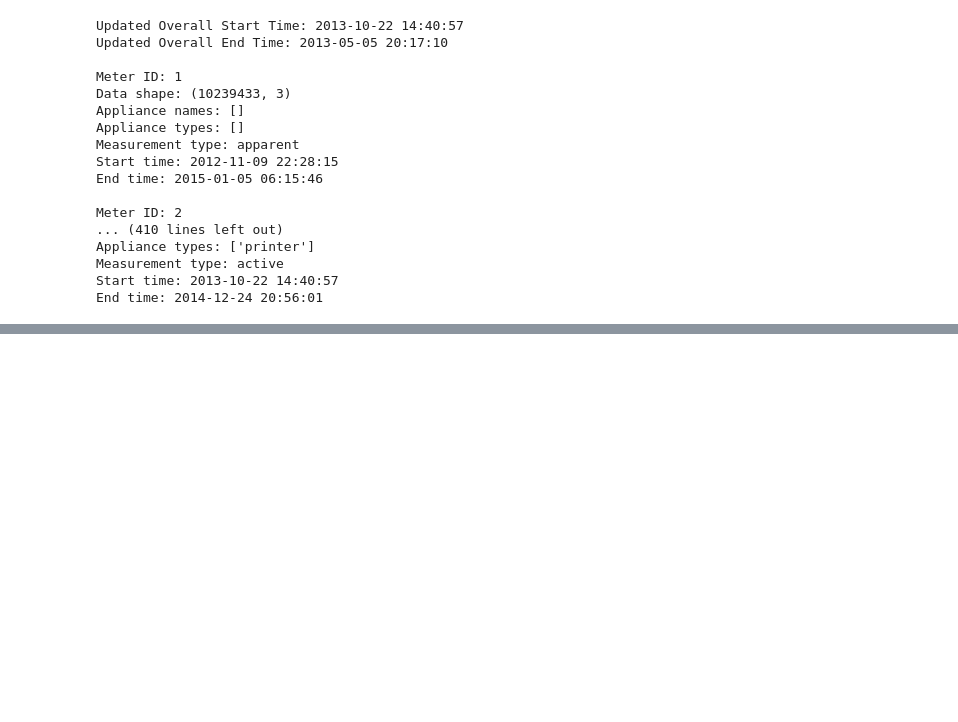
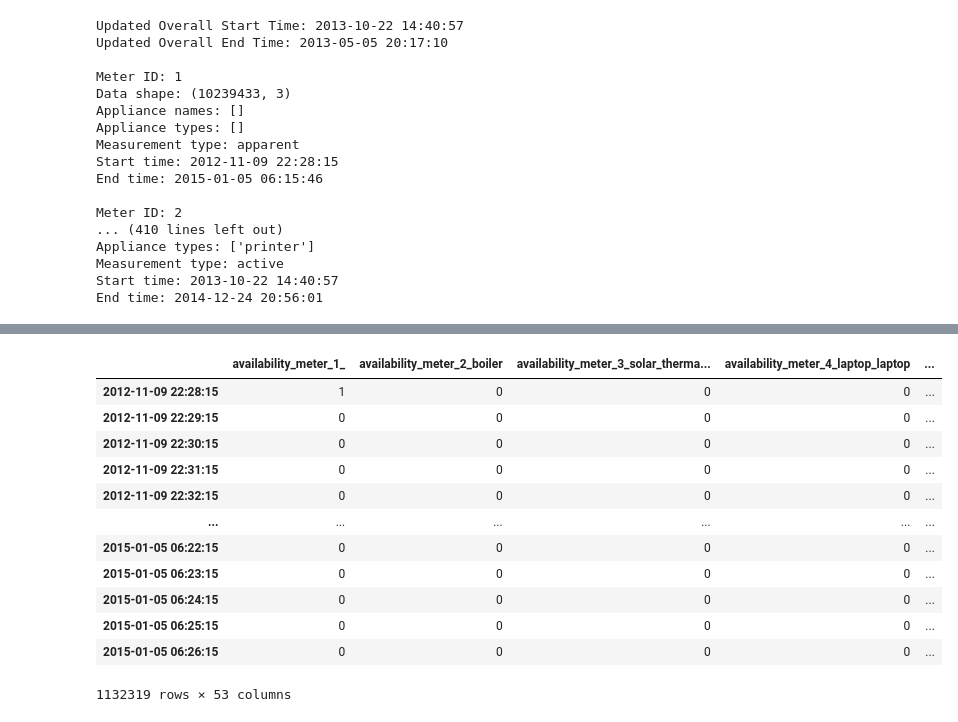
Before and after one commit to hbnobaid/sysOpt, a Jupyter notebook: data_exploration.ipynb, the cells around one changed output, grey strips where cells are left out. Saved outputs shown, nothing was run; the diff lists cells and outputs as text; code cells hidden in the pictures; blank space fills up the shorter version.

```diff
--- a/data_exploration.ipynb
+++ b/data_exploration.ipynb
@@ -521,3 +697,40 @@ for meter_id, meter_info in meter_data.items():
     availability = pd.Series(1, index=data.index)
     # Reindex to a common time index later
     device_availability[meter_id] = availability
+# %%
+# Define the overall start and end times based on the earliest start and latest end
+overall_start_time = min([avail.index.min() for avail in device_availability.values()])
+overall_end_time = max([avail.index.max() for avail in device_availability.values()])
+
+# Create a common time index at the desired frequency (e.g., 1-minute intervals)
+time_index = pd.date_range(start=overall_start_time, end=overall_end_time, freq='1T')
+# %%
+for meter_id in device_availability:
+    availability = device_availability[meter_id]
+    # Reindex with fill_value=0 for periods when the device was inactive
+    device_availability[meter_id] = availability.reindex(time_index, fill_value=0)
+# %%
+# Initialize the combined DataFrame
+combined_data = pd.DataFrame(index=time_index)
+
+# Add availability features
+for meter_id, availability in device_availability.items():
+    appliance_names = '_'.join(meter_data[meter_id]['appliance_names'])
+    availability_column = f"availability_meter_{meter_id}_{appliance_names}"
+    combined_data[availability_column] = availability
+# %%
+combined_data
+# %% [output]
+|  | availability_meter_1_ | availability_meter_2_boiler | availability_meter_3_solar_therma... | availability_meter_4_laptop_laptop | ... |
+| 2012-11-09 22:28:15 | 1 | 0 | 0 | 0 | ... |
+| 2012-11-09 22:29:15 | 0 | 0 | 0 | 0 | ... |
+| 2012-11-09 22:30:15 | 0 | 0 | 0 | 0 | ... |
+| 2012-11-09 22:31:15 | 0 | 0 | 0 | 0 | ... |
+| 2012-11-09 22:32:15 | 0 | 0 | 0 | 0 | ... |
+| ... | ... | ... | ... | ... | ... |
+| 2015-01-05 06:22:15 | 0 | 0 | 0 | 0 | ... |
+| 2015-01-05 06:23:15 | 0 | 0 | 0 | 0 | ... |
+| 2015-01-05 06:24:15 | 0 | 0 | 0 | 0 | ... |
+| 2015-01-05 06:25:15 | 0 | 0 | 0 | 0 | ... |
+| 2015-01-05 06:26:15 | 0 | 0 | 0 | 0 | ... |
+1132319 rows × 53 columns
```
Also changed, not shown: parts of 10 cells of this notebook, 2 other files.
